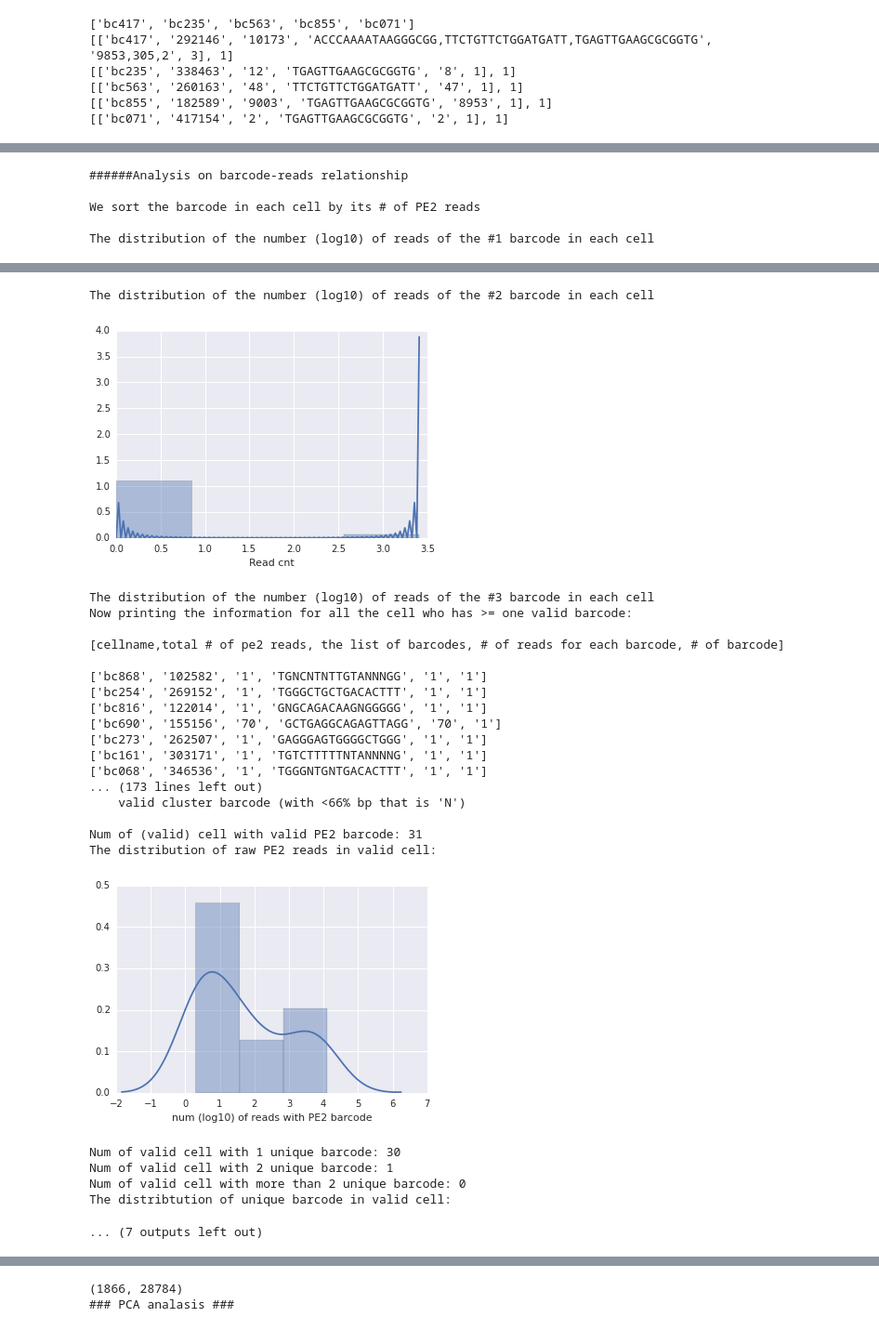
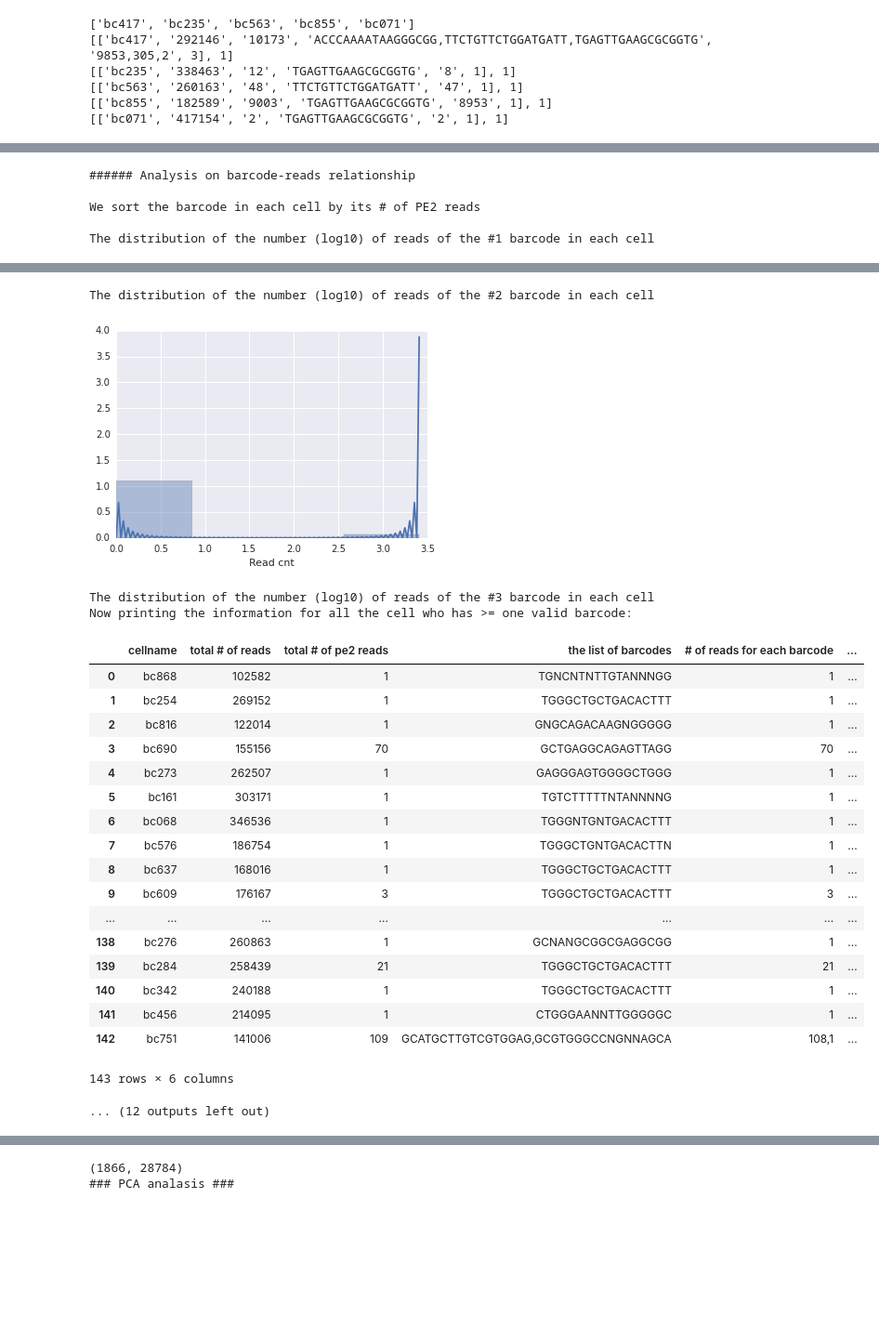
Before and after one commit to haoyangz/LT-rich, a Jupyter notebook: cell-lineage mapping.ipynb, the cells around one changed output, grey strips where cells are left out. Shown at 93% size. Saved outputs shown, nothing was run; the diff lists cells and outputs as text; code cells hidden in the pictures; blank space fills up the shorter version.

```diff
--- a/cell-lineage mapping.ipynb
+++ b/cell-lineage mapping.ipynb
@@ -459,60 +478,58 @@ PCAanalysis('/cluster/zeng/research/lineage/mESC/aggregated_counts/full_counts.t
 # %%
 mappingfile = '/cluster/zeng/research/lineage/endoderm/post_split/cell-lineage_mapping_quality20_mismatch2_prefixsuffixtol2'
 filtering_metric = '/cluster/zeng/research/lineage/mESC/stats/filtering_metrics.yaml'
-lineage = analysis(mappingfile,filtering_metric)
+lineage = analysis(mappingfile,filtering_metric,'endoderm')
 # %% [output]
 #### Printing Indrop preprocessing stats ###
 Rejected Reads: 37401945
 
 Rejection Flags:
 
   BC1: 5303246
 
   BC2: 11264389
 
   No_W1: 12250319
 
   No_polyT: 2564185
 ... (13 lines left out)
 Total num of cell: 874
 Total num of raw PE2 barcode reads without filtering: 47794
 Num of valid cell with any PE2 barcode: 143
 Num of valid cell with more than 5 reads with raw PE2 barcode: 21
 [figure]
 [figure]
 Plotting the relationship between the num of total reads and num of pe2 reads
 [figure]
-######Analysis on barcode-reads relationship
+###### Analysis on barcode-reads relationship
 
 We sort the barcode in each cell by its # of PE2 reads
 
 The distribution of the number (log10) of reads of the #1 barcode in each cell
 [figure]
 The distribution of the number (log10) of reads of the #2 barcode in each cell
 [figure]
 The distribution of the number (log10) of reads of the #3 barcode in each cell
 Now printing the information for all the cell who has >= one valid barcode:
-
-[cellname,total # of pe2 reads, the list of barcodes, # of reads for each barcode, # of barcode]
-
-['bc868', '102582', '1', 'TGNCNTNTTGTANNNGG', '1', '1']
-['bc254', '269152', '1', 'TGGGCTGCTGACACTTT', '1', '1']
-['bc816', '122014', '1', 'GNGCAGACAAGNGGGGG', '1', '1']
-['bc690', '155156', '70', 'GCTGAGGCAGAGTTAGG', '70', '1']
-['bc273', '262507', '1', 'GAGGGAGTGGGGCTGGG', '1', '1']
-['bc161', '303171', '1', 'TGTCTTTTTNTANNNNG', '1', '1']
-['bc068', '346536', '1', 'TGGGNTGNTGACACTTT', '1', '1']
-... (173 lines left out)
-    valid cluster barcode (with <66% bp that is 'N')
-
-Num of (valid) cell with valid PE2 barcode: 31
-The distribution of raw PE2 reads in valid cell:
-[figure, removed]
+|  | cellname | total # of reads | total # of pe2 reads | the list of barcodes | # of reads for each barcode | ... |
+| 0 | bc868 | 102582 | 1 | TGNCNTNTTGTANNNGG | 1 | ... |
+| 1 | bc254 | 269152 | 1 | TGGGCTGCTGACACTTT | 1 | ... |
+| 2 | bc816 | 122014 | 1 | GNGCAGACAAGNGGGGG | 1 | ... |
+| 3 | bc690 | 155156 | 70 | GCTGAGGCAGAGTTAGG | 70 | ... |
+| 4 | bc273 | 262507 | 1 | GAGGGAGTGGGGCTGGG | 1 | ... |
+| 5 | bc161 | 303171 | 1 | TGTCTTTTTNTANNNNG | 1 | ... |
+| 6 | bc068 | 346536 | 1 | TGGGNTGNTGACACTTT | 1 | ... |
+| 7 | bc576 | 186754 | 1 | TGGGCTGNTGACACTTN | 1 | ... |
+| 8 | bc637 | 168016 | 1 | TGGGCTGCTGACACTTT | 1 | ... |
+| 9 | bc609 | 176167 | 3 | TGGGCTGCTGACACTTT | 3 | ... |
+| ... | ... | ... | ... | ... | ... | ... |
+| 138 | bc276 | 260863 | 1 | GCNANGCGGCGAGGCGG | 1 | ... |
+| 139 | bc284 | 258439 | 21 | TGGGCTGCTGACACTTT | 21 | ... |
+| 140 | bc342 | 240188 | 1 | TGGGCTGCTGACACTTT | 1 | ... |
+| 141 | bc456 | 214095 | 1 | CTGGGAANNTTGGGGGC | 1 | ... |
+| 142 | bc751 | 141006 | 109 | GCATGCTTGTCGTGGAG,GCGTGGGCCNGNNAGCA | 108,1 | ... |
-Num of valid cell with 1 unique barcode: 30
-Num of valid cell with 2 unique barcode: 1
-Num of valid cell with more than 2 unique barcode: 0
-The distribtution of unique barcode in valid cell:
+143 rows × 6 columns
-... (7 outputs left out)
+... (12 outputs left out)
 # %%
 all_family = [x[1] for x in lineage]
 good_lineage = [x for x in lineage if all_family.count(x[1])>1]
```
Also changed, not shown: parts of 6 cells of this notebook, 5 other files.
